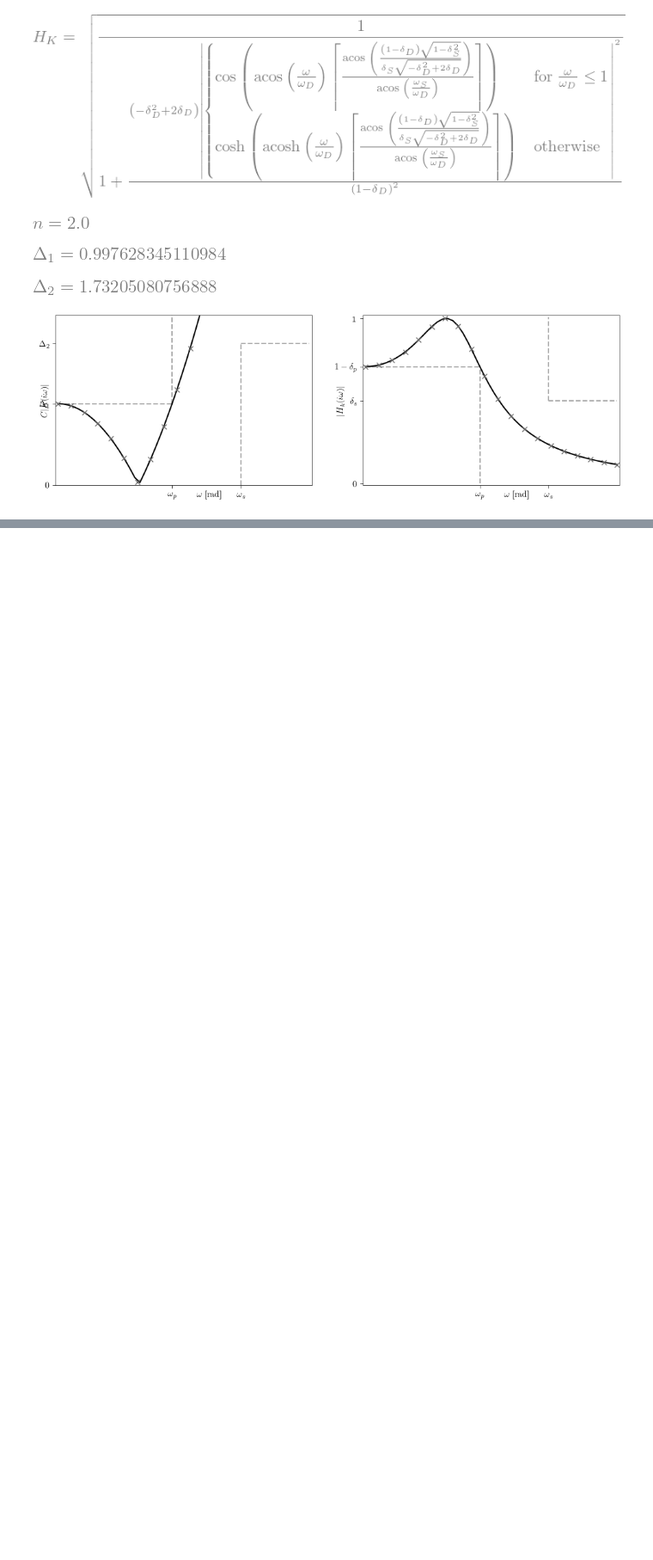
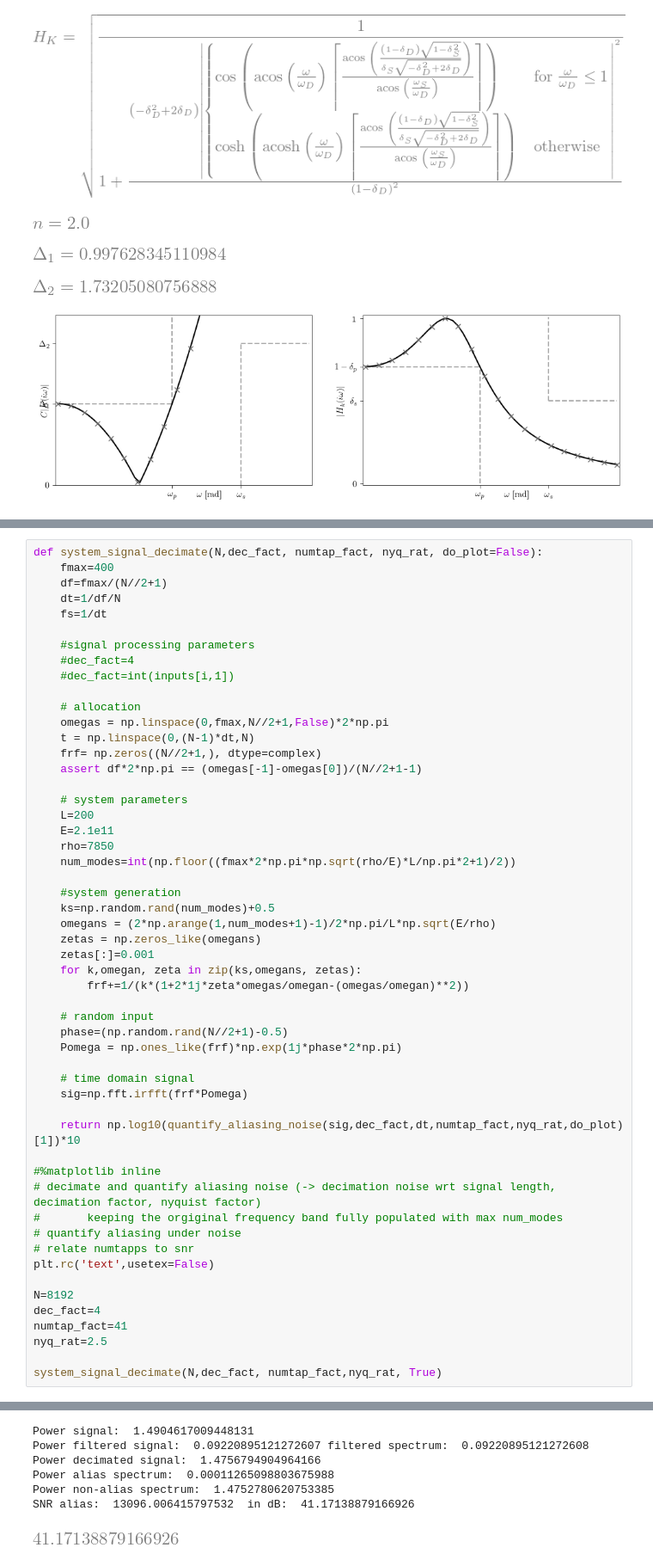
Before and after one commit to simonmarwitz/oma_uq, a Jupyter notebook: model/filters_windows.ipynb, the cells around one changed output, grey strips where cells are left out. Shown at 86% size. Saved outputs shown, nothing was run; the diff lists cells and outputs as text; blank space fills up the shorter version.

Commit message:
add decimation noise estimation for simple mcs assessement

```diff
--- a/model/filters_windows.ipynb
+++ b/model/filters_windows.ipynb
@@ -751,0 +875,54 @@ order = 31
+# %%
+def system_signal_decimate(N,dec_fact, numtap_fact, nyq_rat, do_plot=False):
+    fmax=400
+    df=fmax/(N//2+1)
+    dt=1/df/N
+    fs=1/dt
+
+    #signal processing parameters
+    #dec_fact=4
+    #dec_fact=int(inputs[i,1])
+
+    # allocation
+    omegas = np.linspace(0,fmax,N//2+1,False)*2*np.pi
+    t = np.linspace(0,(N-1)*dt,N)
+    frf= np.zeros((N//2+1,), dtype=complex)
+    assert df*2*np.pi == (omegas[-1]-omegas[0])/(N//2+1-1)
+
+    # system parameters
+    L=200
+    E=2.1e11
+    rho=7850
+    num_modes=int(np.floor((fmax*2*np.pi*np.sqrt(rho/E)*L/np.pi*2+1)/2))
+
+    #system generation
+    ks=np.random.rand(num_modes)+0.5
+    omegans = (2*np.arange(1,num_modes+1)-1)/2*np.pi/L*np.sqrt(E/rho)
+    zetas = np.zeros_like(omegans)
+    zetas[:]=0.001
+    for k,omegan, zeta in zip(ks,omegans, zetas):
+        frf+=1/(k*(1+2*1j*zeta*omegas/omegan-(omegas/omegan)**2))
+
+    # random input
+    phase=(np.random.rand(N//2+1)-0.5)
+    Pomega = np.ones_like(frf)*np.exp(1j*phase*2*np.pi)
+
+    # time domain signal
+    sig=np.fft.irfft(frf*Pomega)
+
+    return np.log10(quantify_aliasing_noise(sig,dec_fact,dt,numtap_fact,nyq_rat,do_plot)[1])*10
+
+#%matplotlib inline
+# decimate and quantify aliasing noise (-> decimation noise wrt signal length, decimation factor, nyquist factor)
+#       keeping the orgiginal frequency band fully populated with max num_modes
+# quantify aliasing under noise
+# relate numtapps to snr
+plt.rc('text',usetex=False)
+
+N=8192
+dec_fact=4
+numtap_fact=41
+nyq_rat=2.5
+
+system_signal_decimate(N,dec_fact, numtap_fact,nyq_rat, True)
+# %% [output]
@@ -751,0 +931,7 @@ order = 31
+Power signal:  1.4904617009448131
+Power filtered signal:  0.09220895121272607 filtered spectrum:  0.09220895121272608
+Power decimated signal:  1.4756794904964166
+Power alias spectrum:  0.00011265098803675988
+Power non-alias spectrum:  1.4752780620753385
+SNR alias:  13096.006415797532  in dB:  41.17138879166926
+[figure, added]
```
Also changed, not shown: parts of 13 cells of this notebook, 3 other files.
